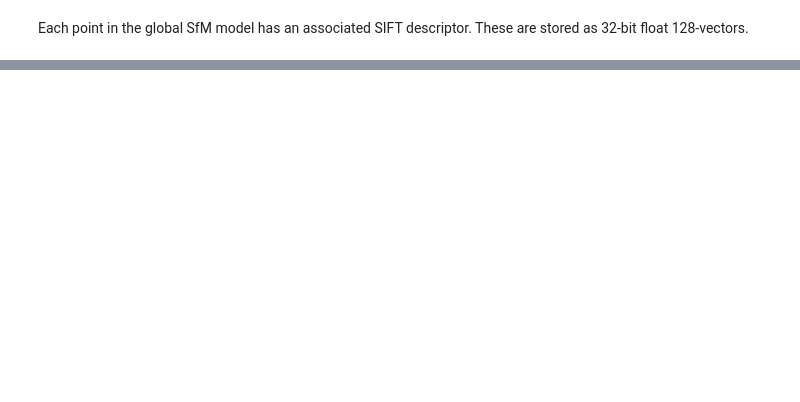
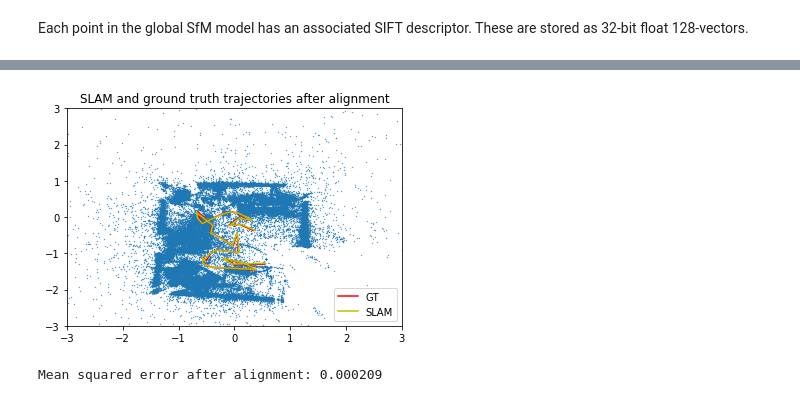
Before and after one commit to jonathanventura/sfm-alignment-dataset, a Jupyter notebook: Demo.ipynb, the cells around one changed output, grey strips where cells are left out. Cells and saved outputs as stored; diff of their text form; code cells hidden in the pictures; blank space fills up the shorter version.

```diff
--- a/Demo.ipynb
+++ b/Demo.ipynb
@@ -33,0 +173,23 @@ descriptors = descriptors.reshape([-1,128])
+# %%
+first_xyz = np.matrix(gt_c).T
+second_xyz = np.matrix(slam_c).T
+rot,trans,trans_error,scale = align(second_xyz,first_xyz)
+# %%
+second_xyz_aligned = scale * rot * second_xyz + trans
+slam_c_aligned = np.array(second_xyz_aligned.T)
+# %%
+plt.scatter(points[:,0],points[:,1],s=0.1)
+plt.xlim([-3,3])
+plt.ylim([-3,3])
+plt.plot(gt_c[:,0],gt_c[:,1],'r-')
+plt.plot(slam_c_aligned[:,0],slam_c_aligned[:,1],'y-')
+plt.title('SLAM and ground truth trajectories after alignment')
+plt.legend(['GT','SLAM'])
+plt.show()
+# %% [output]
+[figure, added]
+# %%
+mse = np.mean((gt_c-slam_c_aligned)**2)
+print('Mean squared error after alignment: %f'%mse)
+# %% [output]
+Mean squared error after alignment: 0.000209
```
Also changed, not shown: parts of 14 cells of this notebook.
